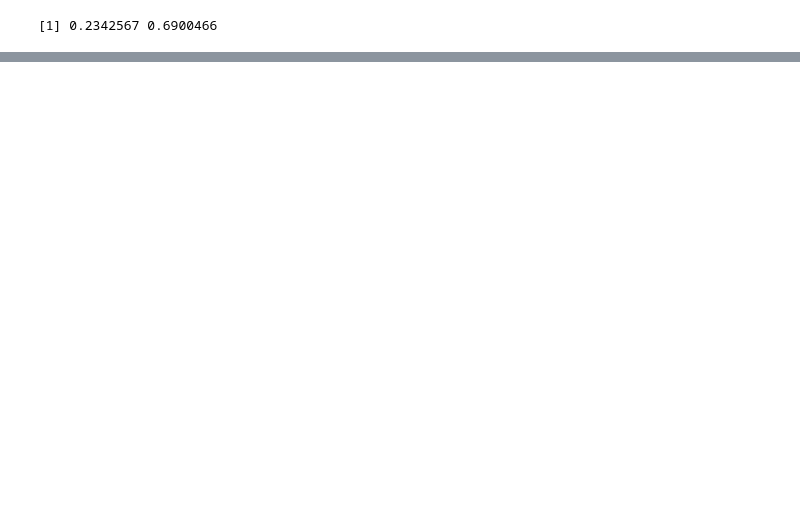
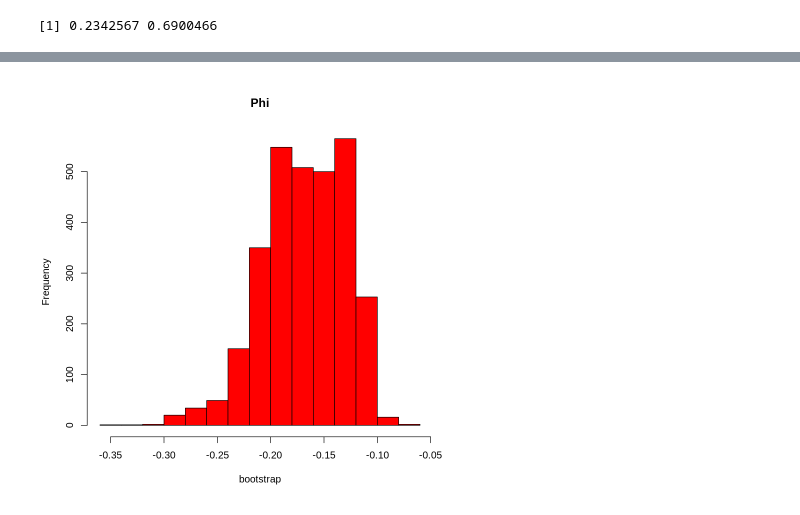
Before and after one commit to EnriqueZR/Fall_2021, a Jupyter notebook: Tarea_1_Microeconometria_aplicada.ipynb, the cells around one changed output, grey strips where cells are left out. Saved outputs shown, nothing was run; the diff lists cells and outputs as text; code cells hidden in the pictures; blank space fills up the shorter version.

```diff
--- a/Tarea_1_Microeconometria_aplicada.ipynb
+++ b/Tarea_1_Microeconometria_aplicada.ipynb
@@ -659,0 +722,15 @@ ic_5c
+# %%
+bootstrap <- c()
+for(n in 1:3000){
+  muestra_p6_C <- sample(freestyle$entry_time_std, size =279, replace = TRUE)
+  muestra_p6_BT <- sample(freestyle$final_std, size =279, replace = TRUE)
+   Q_10C <- round(quantile(muestra_p6_C,.10,na.rm = TRUE,type = 2),6)
+  Q_90C <-round(quantile(muestra_p6_BT,.90,na.rm = TRUE,type = 2),6)
+   Q_10BT <-round(quantile(freestyle$final_std,.10,na.rm = TRUE,type = 2),6)
+  Q_90BT <-round(quantile(freestyle$final_std,.90,na.rm = TRUE,type = 2),6)
+  Ratio_C= Q_90C/Q_10C
+  Ratio_Bt= Q_90BT/Q_10BT
+  z=Ratio_Bt - Ratio_C
+  bootstrap <- c(bootstrap, z)
+  muestra<-c()
+}
@@ -659,0 +742,4 @@ ic_5c
+# %%
+hist(bootstrap, main='Phi',col='Red')
+# %% [output]
+[figure, added]
```
Also changed, not shown: parts of 55 cells of this notebook.
